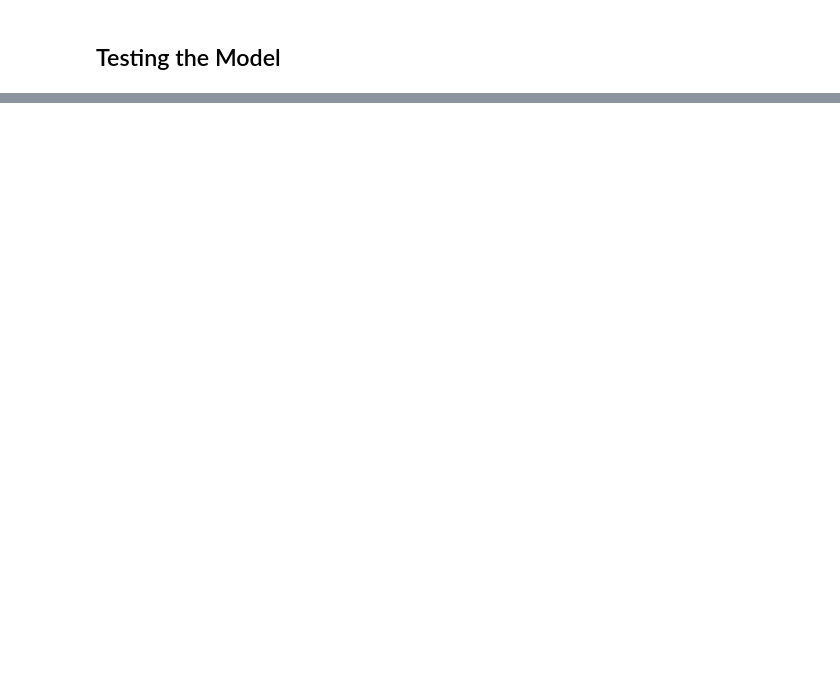
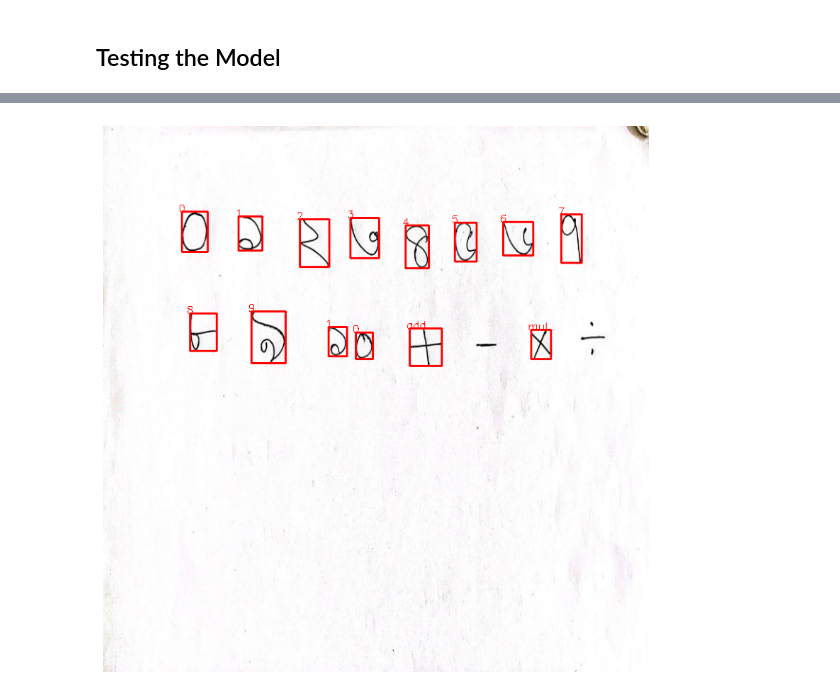
Before and after one commit to sabikrahat/bangla_handwritten_math_solver, a Jupyter notebook: bangla_handwritten_math_solver.ipynb, the cells around one changed output, grey strips where cells are left out. Drawn from its saved outputs; the diff is of its cells as text; code cells hidden in the pictures; blank space fills up the shorter version.

```diff
--- a/bangla_handwritten_math_solver.ipynb
+++ b/bangla_handwritten_math_solver.ipynb
@@ -401,2 +415,3 @@ def test_pipeline(image_path):
 # %%
-# test_pipeline('test_data/test_2.jpg')
+test_pipeline('test_data/test_2.jpg')
+# %% [output]
@@ -403,3 +432,4 @@ def test_pipeline(image_path):
+[figure, added]
 # %%
 def test_pipeline_equation(image_path):
     chars = []
```
Also changed, not shown: parts of 19 cells of this notebook, 4 other files.
